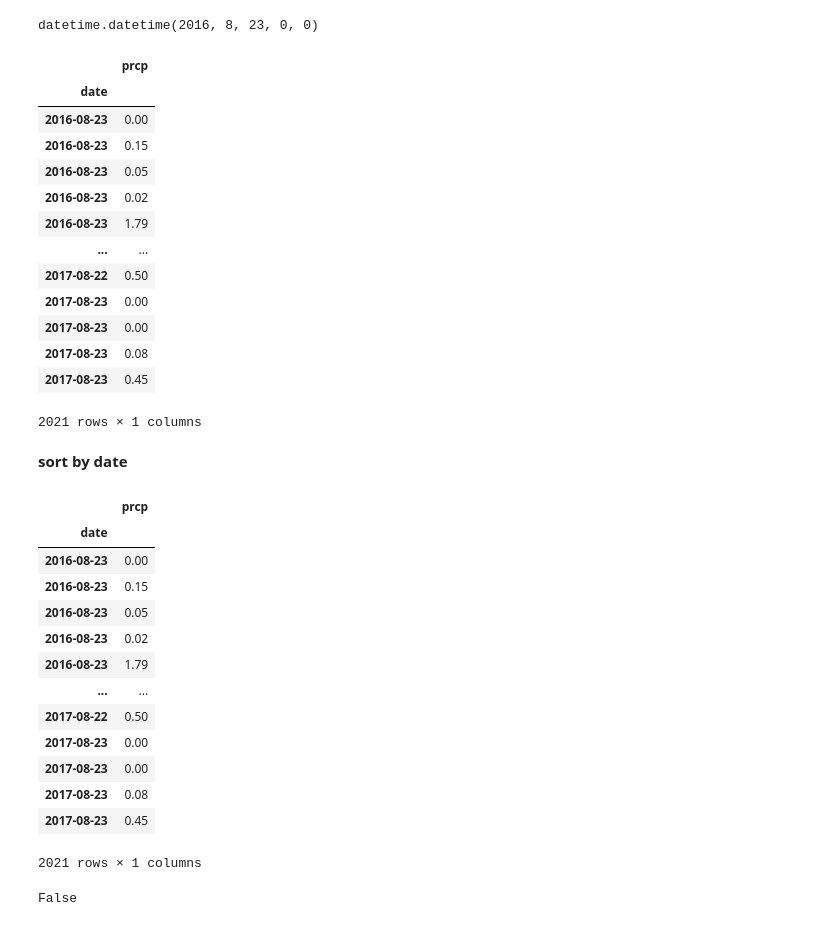
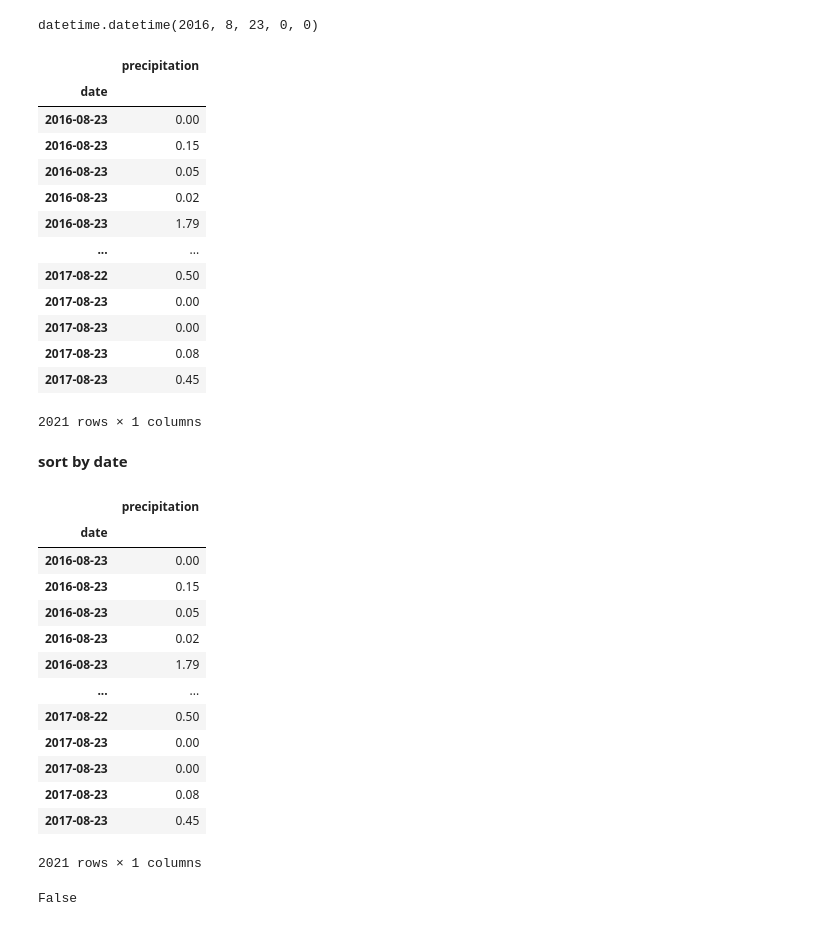
Before and after one commit to tratnikc/sqlalchemy-challenge, a Jupyter notebook: CT_climate_starter.ipynb, the cells around one changed output. Drawn from its saved outputs; the diff is of its cells as text; code cells hidden in the pictures.

```diff
--- a/CT_climate_starter.ipynb
+++ b/CT_climate_starter.ipynb
@@ -104,15 +104,14 @@ datetime.datetime(2016, 8, 23, 0, 0)
 # %%
 # sorted by date ascending
 one_year_ago = session.query(Measurement.date, Measurement.prcp) \
                       .filter(Measurement.date >= dt.datetime.strftime(one_year, "%Y-%m-%d")) \
                       .filter(Measurement.prcp.isnot(None)) \
                       .order_by(Measurement.date).all()
-one_year_df  = pd.DataFrame(one_year_ago, columns = ['date', 'prcp'])
-one_year_df['date'] = pd.to_datetime(one_year_df['date'])
+one_year_df  = pd.DataFrame(one_year_ago, columns = ['date', 'precipitation'])
 one_year_df.set_index('date', inplace=True)
 one_year_df
 # %% [output]
-|  | prcp |
+|  | precipitation |
 | date |  |
 | 2016-08-23 | 0.00 |
 | 2016-08-23 | 0.15 |
@@ -132,7 +131,7 @@ one_year_df
 one_year_df = one_year_df.sort_index()
 one_year_df
 # %% [output]
-|  | prcp |
+|  | precipitation |
 | date |  |
 | 2016-08-23 | 0.00 |
 | 2016-08-23 | 0.15 |
```
Also changed, not shown: parts of 12 cells of this notebook, 1 other file.
